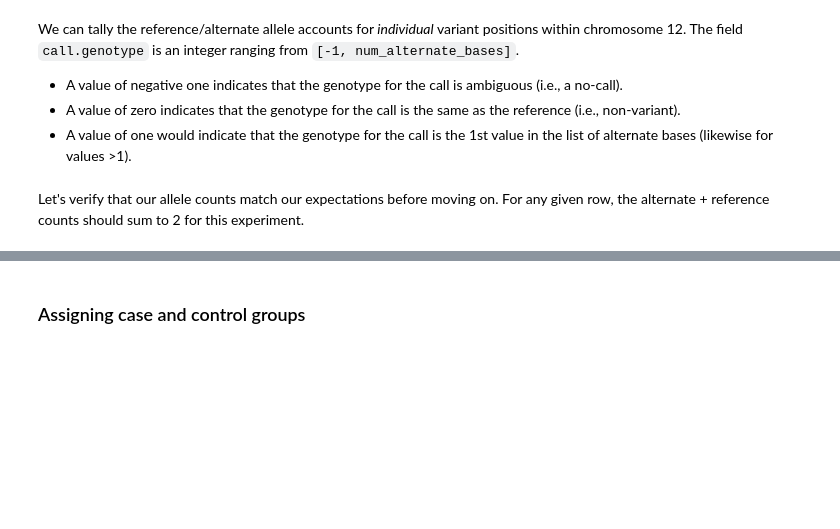
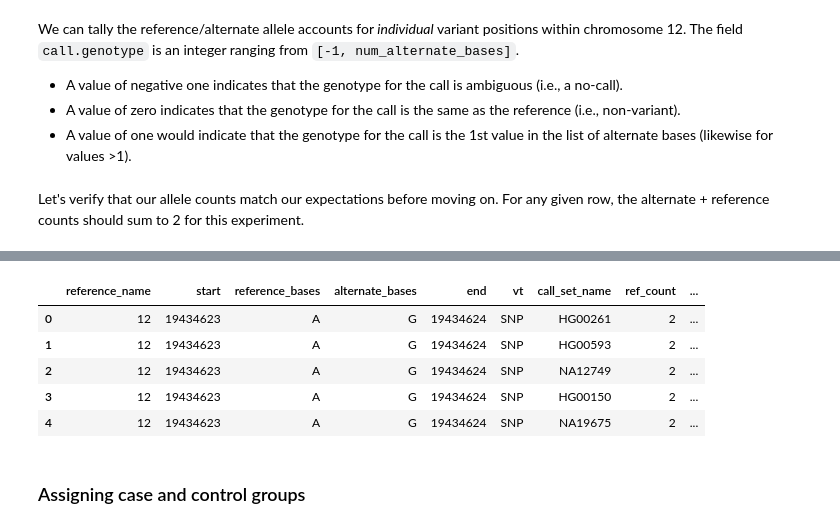
Before and after one commit to googlegenomics/datalab-examples, a Jupyter notebook: datalab/genomics/Genome-wide association study (GWAS).ipynb, the cells around one changed output, grey strips where cells are left out. Drawn from its saved outputs; the diff is of its cells as text; code cells hidden in the pictures; blank space fills up the shorter version.

```diff
--- a/datalab/genomics/Genome-wide association study (GWAS).ipynb
+++ b/datalab/genomics/Genome-wide association study (GWAS).ipynb
@@ -86,5 +86,5 @@ FROM
 # %% [markdown]
 Let's verify that our allele counts match our expectations before moving on. For any given row, the alternate + reference counts should sum to 2 for this experiment.
 # %%
-bq.Query(allele_counts, variants_table=variants_table).sample()
+bq.Query(allele_counts, variants_table=variants_table).sample().to_dataframe()
 # %% [output]
@@ -92,3 +91,9 @@ bq.Query(allele_counts, variants_table=variants_table).sample()
+|  | reference_name | start | reference_bases | alternate_bases | end | vt | call_set_name | ref_count | ... |
+| 0 | 12 | 19434623 | A | G | 19434624 | SNP | HG00261 | 2 | ... |
+| 1 | 12 | 19434623 | A | G | 19434624 | SNP | HG00593 | 2 | ... |
+| 2 | 12 | 19434623 | A | G | 19434624 | SNP | NA12749 | 2 | ... |
+| 3 | 12 | 19434623 | A | G | 19434624 | SNP | HG00150 | 2 | ... |
+| 4 | 12 | 19434623 | A | G | 19434624 | SNP | NA19675 | 2 | ... |
 # %% [markdown]
 ### Assigning case and control groups
 # %% [markdown]
```
Also changed, not shown: parts of 5 cells of this notebook, 1 other file.
